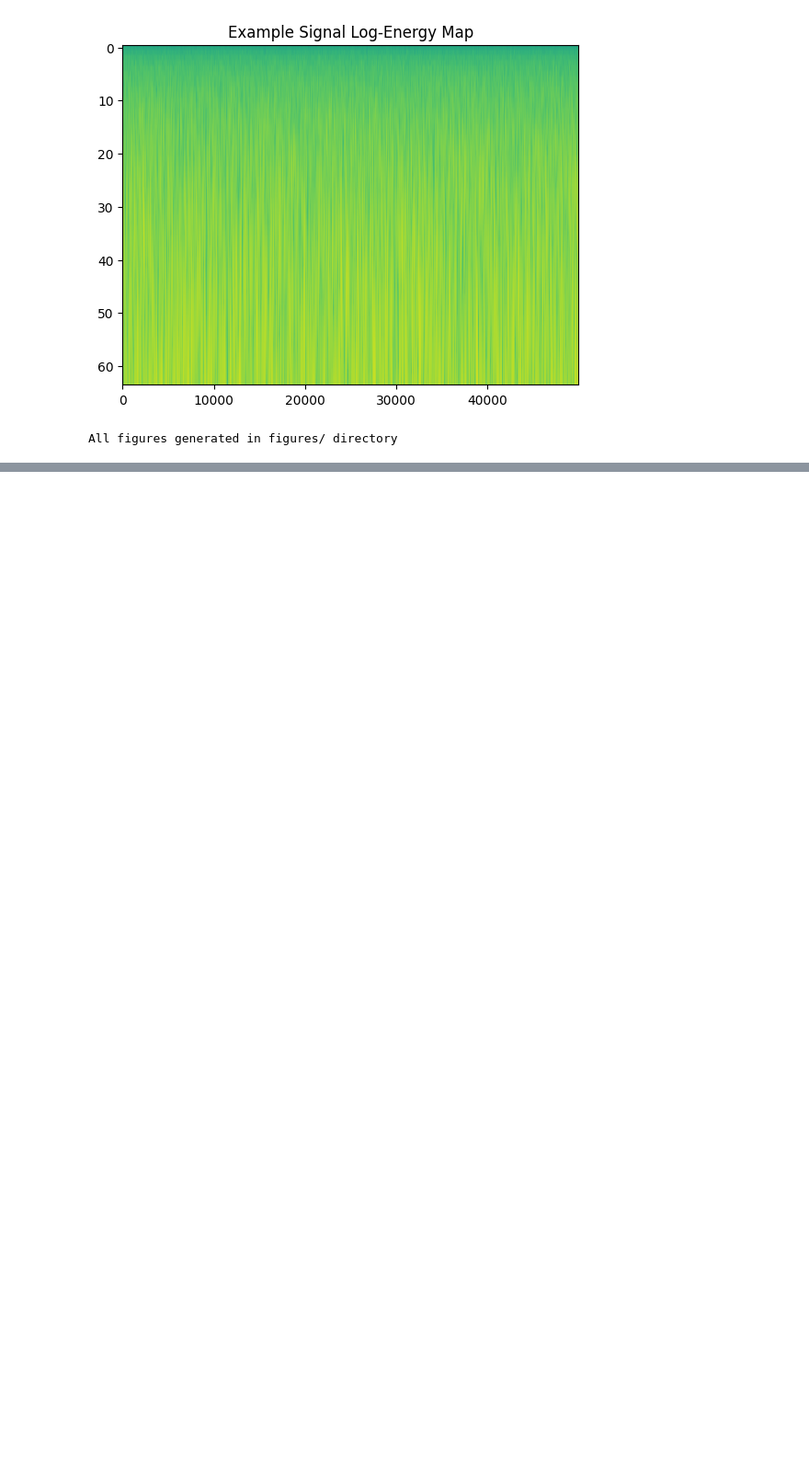
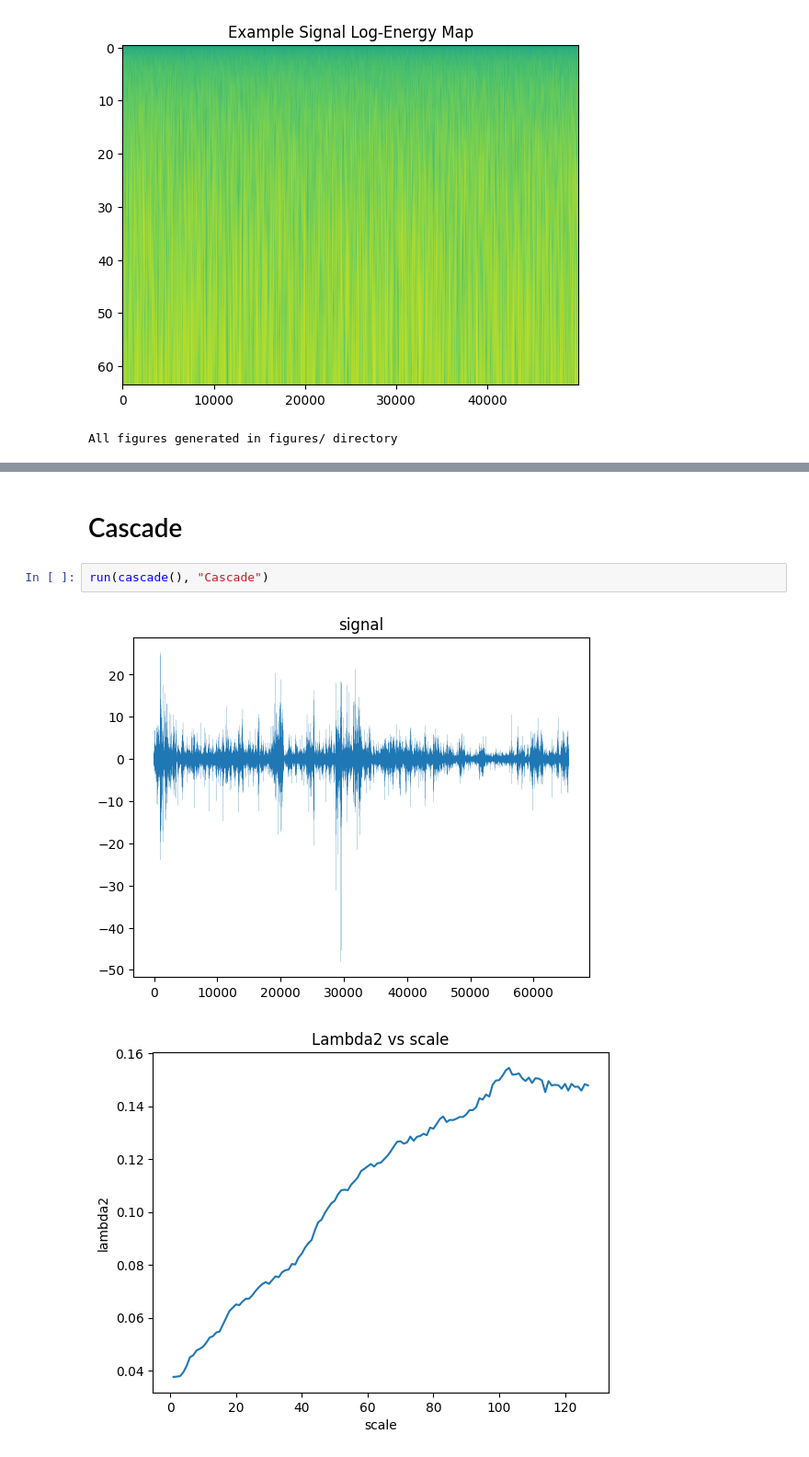
Before and after one commit to filipchudzynski/stock-market-non-gaussianity-analyzer_v2, a Jupyter notebook: wavelets_log_energy.ipynb, the cells around one changed output, grey strips where cells are left out. Shown at 92% size. Drawn from its saved outputs; the diff is of its cells as text; blank space fills up the shorter version.

```diff
--- a/wavelets_log_energy.ipynb
+++ b/wavelets_log_energy.ipynb
@@ -349,0 +527,7 @@ All figures generated in figures/ directory
+# %% [markdown]
+# Cascade
+# %%
+run(cascade(), "Cascade")
+# %% [output]
+[figure, added]
+[figure, added]
```
Also changed, not shown: parts of 6 cells of this notebook.
